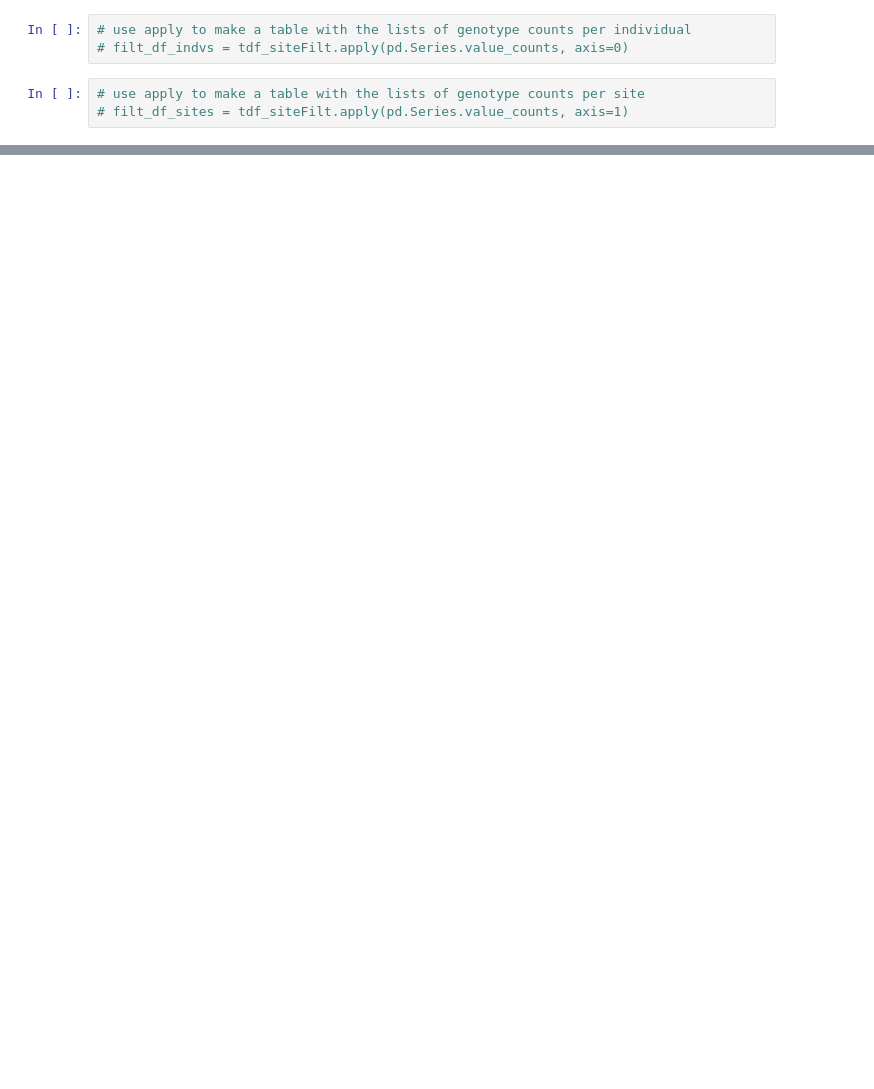
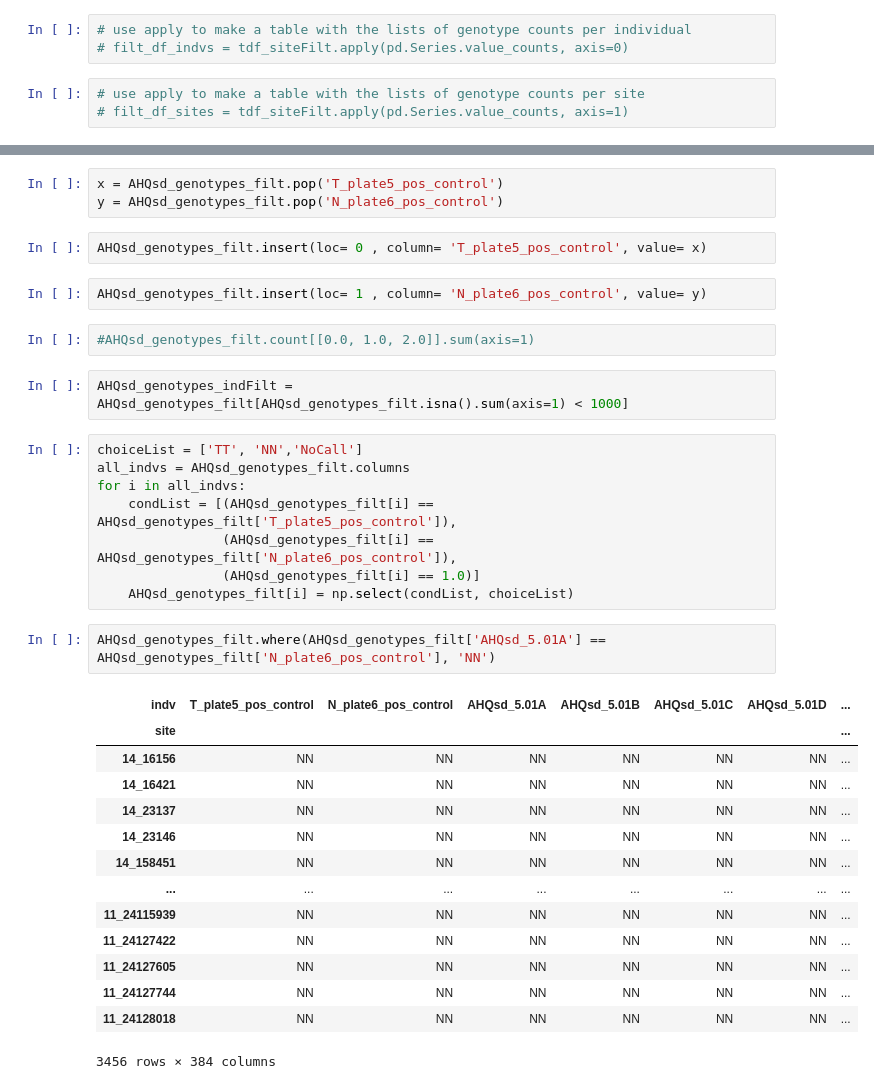
Before and after one commit to bergcolette/AHQsd_analyses, a Jupyter notebook: SNP_filtering.ipynb, the cells around one changed output, grey strips where cells are left out. Cells and saved outputs as stored; diff of their text form; blank space fills up the shorter version.

```diff
--- a/SNP_filtering.ipynb
+++ b/SNP_filtering.ipynb
@@ -68 +77,37 @@ AHQsd_genotypes_filt
+# %%
+x = AHQsd_genotypes_filt.pop('T_plate5_pos_control')
+y = AHQsd_genotypes_filt.pop('N_plate6_pos_control')
+# %%
+AHQsd_genotypes_filt.insert(loc= 0 , column= 'T_plate5_pos_control', value= x)
+# %%
+AHQsd_genotypes_filt.insert(loc= 1 , column= 'N_plate6_pos_control', value= y)
+# %%
+#AHQsd_genotypes_filt.count[[0.0, 1.0, 2.0]].sum(axis=1)
+# %%
+AHQsd_genotypes_indFilt = AHQsd_genotypes_filt[AHQsd_genotypes_filt.isna().sum(axis=1) < 1000]
+# %%
+choiceList = ['TT', 'NN','NoCall']
+all_indvs = AHQsd_genotypes_filt.columns
+for i in all_indvs:
+    condList = [(AHQsd_genotypes_filt[i] == AHQsd_genotypes_filt['T_plate5_pos_control']),
+                (AHQsd_genotypes_filt[i] == AHQsd_genotypes_filt['N_plate6_pos_control']),
+                (AHQsd_genotypes_filt[i] == 1.0)]
+    AHQsd_genotypes_filt[i] = np.select(condList, choiceList)
+# %%
+AHQsd_genotypes_filt.where(AHQsd_genotypes_filt['AHQsd_5.01A'] == AHQsd_genotypes_filt['N_plate6_pos_control'], 'NN')
+# %% [output]
+| indv | T_plate5_pos_control | N_plate6_pos_control | AHQsd_5.01A | AHQsd_5.01B | AHQsd_5.01C | AHQsd_5.01D | ... |
+| site |  |  |  |  |  |  | ... |
+| 14_16156 | NN | NN | NN | NN | NN | NN | ... |
+| 14_16421 | NN | NN | NN | NN | NN | NN | ... |
+| 14_23137 | NN | NN | NN | NN | NN | NN | ... |
+| 14_23146 | NN | NN | NN | NN | NN | NN | ... |
+| 14_158451 | NN | NN | NN | NN | NN | NN | ... |
+| ... | ... | ... | ... | ... | ... | ... | ... |
+| 11_24115939 | NN | NN | NN | NN | NN | NN | ... |
+| 11_24127422 | NN | NN | NN | NN | NN | NN | ... |
+| 11_24127605 | NN | NN | NN | NN | NN | NN | ... |
+| 11_24127744 | NN | NN | NN | NN | NN | NN | ... |
+| 11_24128018 | NN | NN | NN | NN | NN | NN | ... |
+3456 rows × 384 columns
 # %%
```
Also changed, not shown: parts of 30 cells of this notebook.
